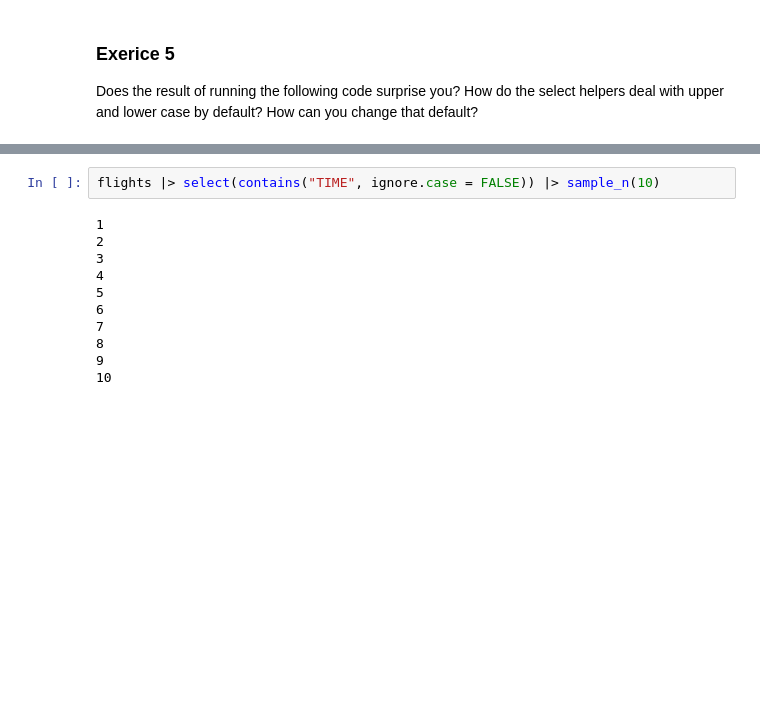
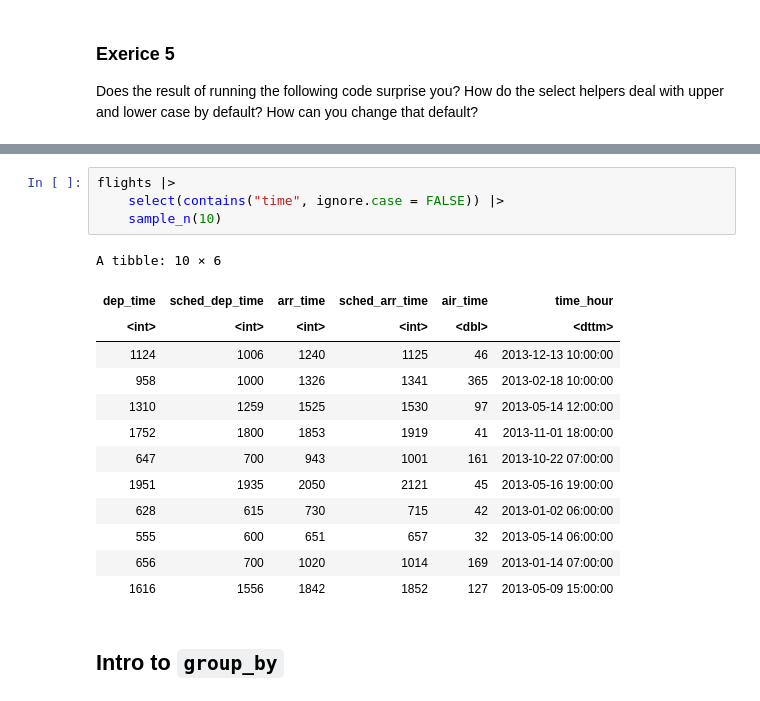
Before and after one commit to victorteodoro/r-for-data-science-code-examples, a Jupyter notebook: chapters/ch03.ipynb, the cells around one changed output, grey strips where cells are left out. Cells and saved outputs as stored; diff of their text form; blank space fills up the shorter version.

```diff
--- a/chapters/ch03.ipynb
+++ b/chapters/ch03.ipynb
@@ -806,15 +812,22 @@ A tibble: 10 × 6
 | 554 | 600 | 721 | 745 | 124 | 2013-12-30 06:00:00 |
 | 1516 | 1523 | 1630 | 1657 | 117 | 2013-11-18 15:00:00 |
 # %%
-flights |> select(contains("TIME", ignore.case = FALSE)) |> sample_n(10)
+flights |>
+    select(contains("time", ignore.case = FALSE)) |>
+    sample_n(10)
 # %% [output]
-1
-2
-3
-4
-5
-6
-7
-8
-9
-10
+A tibble: 10 × 6
+| dep_time | sched_dep_time | arr_time | sched_arr_time | air_time | time_hour |
+| <int> | <int> | <int> | <int> | <dbl> | <dttm> |
+| 1124 | 1006 | 1240 | 1125 | 46 | 2013-12-13 10:00:00 |
+| 958 | 1000 | 1326 | 1341 | 365 | 2013-02-18 10:00:00 |
+| 1310 | 1259 | 1525 | 1530 | 97 | 2013-05-14 12:00:00 |
+| 1752 | 1800 | 1853 | 1919 | 41 | 2013-11-01 18:00:00 |
+| 647 | 700 | 943 | 1001 | 161 | 2013-10-22 07:00:00 |
+| 1951 | 1935 | 2050 | 2121 | 45 | 2013-05-16 19:00:00 |
+| 628 | 615 | 730 | 715 | 42 | 2013-01-02 06:00:00 |
+| 555 | 600 | 651 | 657 | 32 | 2013-05-14 06:00:00 |
+| 656 | 700 | 1020 | 1014 | 169 | 2013-01-14 07:00:00 |
+| 1616 | 1556 | 1842 | 1852 | 127 | 2013-05-09 15:00:00 |
+# %% [markdown]
+## Intro to `group_by`
```
Also changed, not shown: parts of 16 cells of this notebook.
